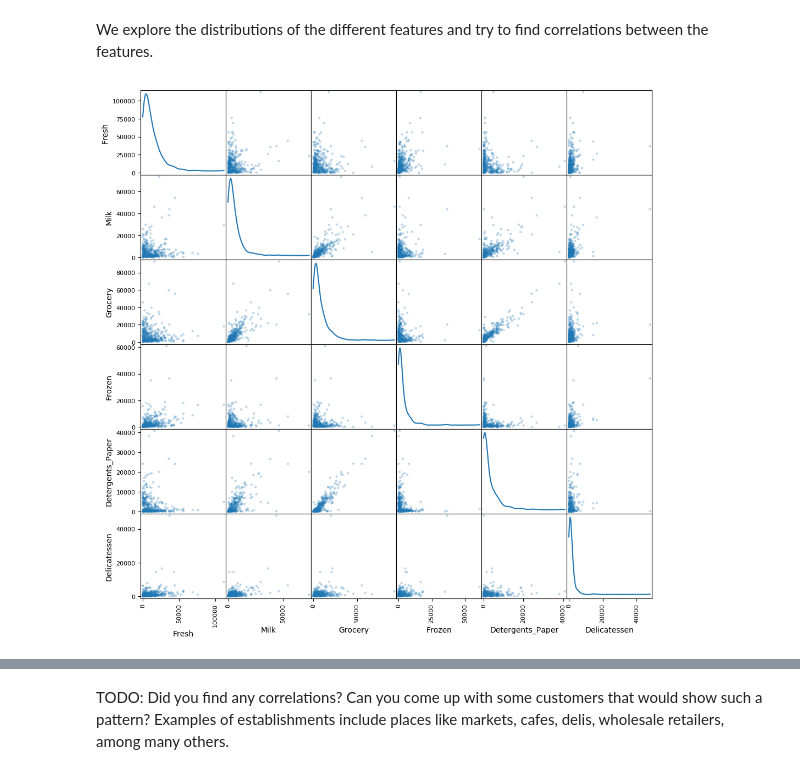
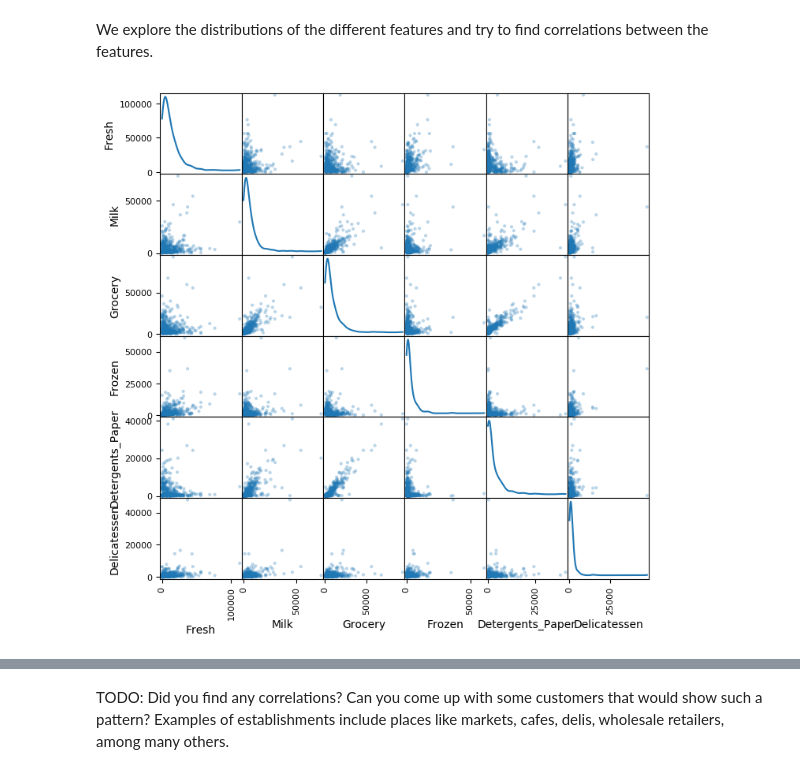
Before and after one commit to huli/academy-2018, a Jupyter notebook: clustering/clustering_customers.ipynb, the cells around one changed output, grey strips where cells are left out. Cells and saved outputs as stored; diff of their text form; code cells hidden in the pictures.

```diff
--- a/clustering/clustering_customers.ipynb
+++ b/clustering/clustering_customers.ipynb
@@ -52,7 +57,7 @@ We explore the distributions of the different features and try to find correlati
 # %%
 # Plot a scatter matrix for visualizing the correlations between the features
 plt.style.use('default')
-pd.plotting.scatter_matrix(data, alpha = 0.3, figsize = (12, 12), diagonal = 'kde')
+pd.plotting.scatter_matrix(data, alpha = 0.3, figsize = (8, 8), diagonal = 'kde')
 plt.show()
 # %% [output]
-[figure, old version]
+[figure, new version]
```
Also changed, not shown: parts of 23 cells of this notebook, 2 other files.
